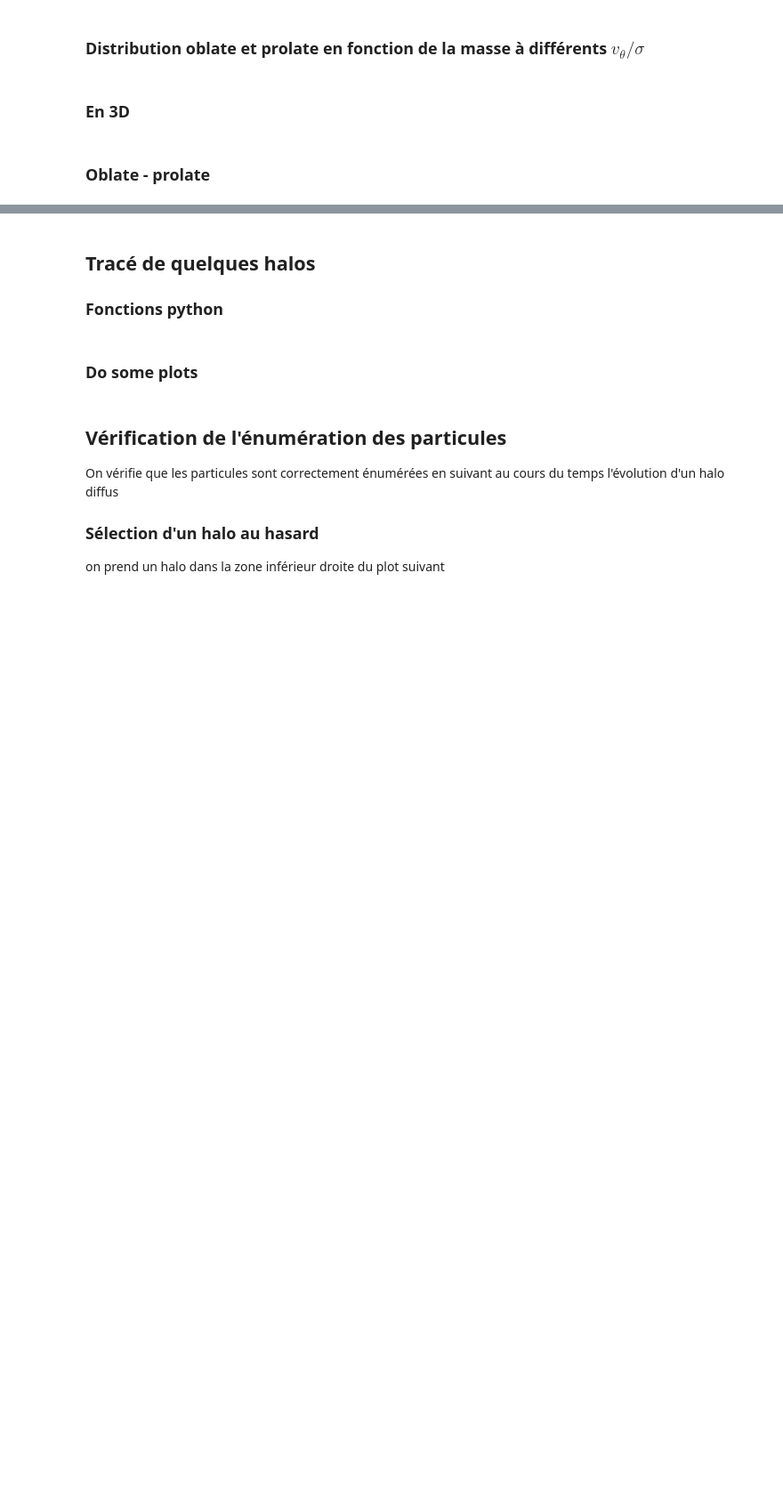
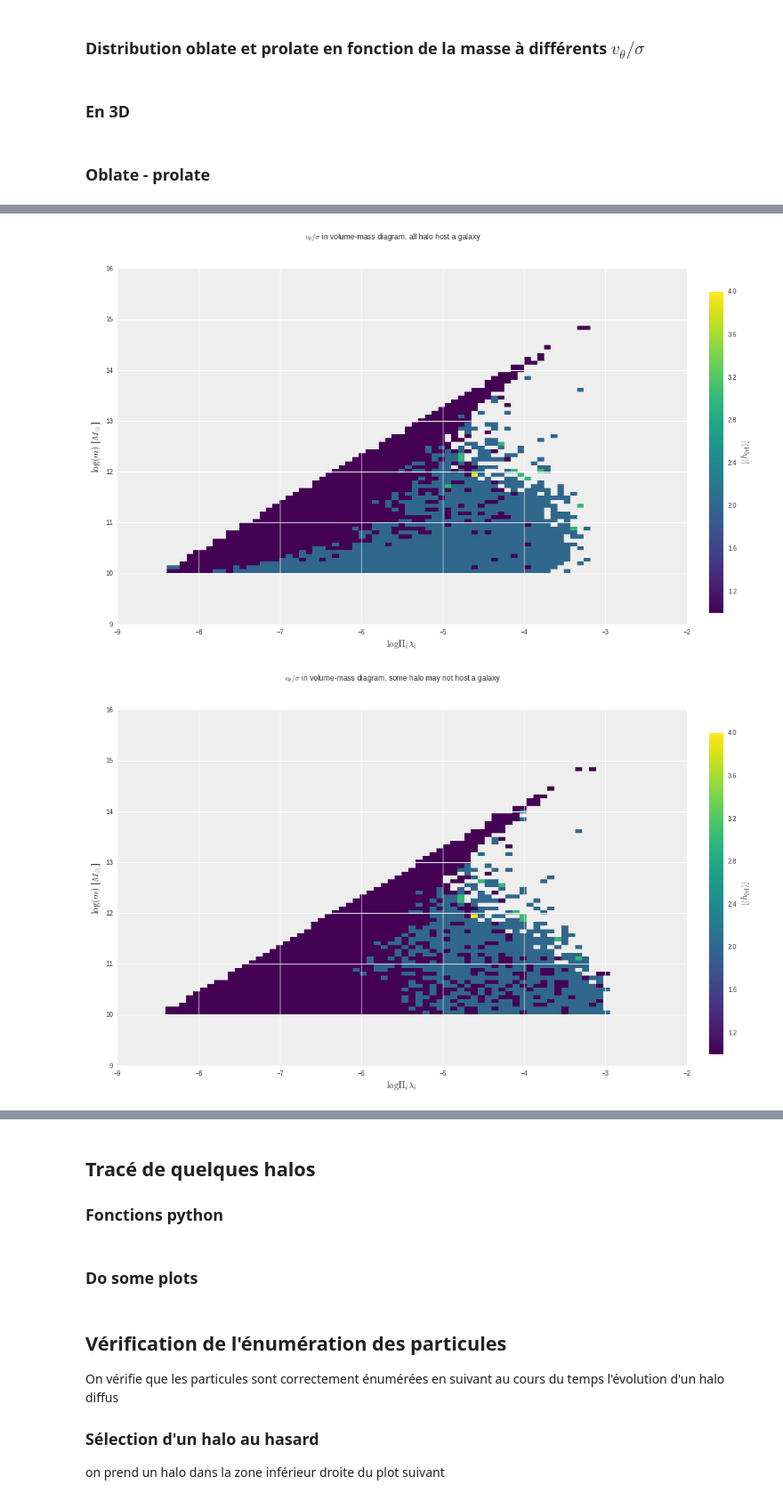
Before and after one commit to cphyc/cosmo_z17to0, a Jupyter notebook: Analyse inertia.ipynb, the cells around one changed output, grey strips where cells are left out. Shown at 89% size. Drawn from its saved outputs; the diff is of its cells as text; code cells hidden in the pictures; blank space fills up the shorter version.

```diff
--- a/Analyse inertia.ipynb
+++ b/Analyse inertia.ipynb
@@ -832,6 +806 @@ dset['mass'].sum() * hp.ro.info['unit_mass'].express(C.Msun) / inertia_data.loc[
-# %%
-fig = plt.figure()
-ax = fig.add_subplot(111, projection='3d')
-ax.scatter3D(dset.points[:, 0], dset.points[:, 1], dset.points[:, 2])
-dset['mass']
 # %% [markdown]
@@ -934,5 +951,5 @@ for use_unit in [False, True]:
 # %%
-for use_unit in [False, True]:
+for use_unit, host_gal in itertools.product([False, True], [True, False]):
     fig, ax = plt.subplots(nrows=1, ncols=1, sharex=True, sharey=True)
     if use_unit:
         conv_factor = RamsesOutput.info['unit_length'].express(C.kpc)**3
@@ -941,32 +958,43 @@ for use_unit in [False, True]:
 
     n = Normalize()
     bins = 128
 
-    tmp = inertia_data
+    if host_gal:
+        tmp = inertia_data[inertia_data.host_gal == True]
+    else:
+        tmp = inertia_data
 
     bin_sum, _, _           = np.histogram2d(np.log10(tmp.eval('l0*l1*l2')*conv_factor), tmp['log(mass)'], weights=tmp['hlevel'], bins=nbins, normed=False)
     bin_count, xedge, yedge = np.histogram2d(np.log10(tmp.eval('l0*l1*l2')*conv_factor), tmp['log(mass)'], bins=nbins)
 
     extent = (xedge[0], xedge[-1], yedge[0], yedge[-1])
 
     img = ax.imshow(np.floor(bin_sum/bin_count).T, cmap='viridis', origin='lower', interpolation='none',
                     extent=extent,
                     aspect='auto', norm=n)
 
     #_,_,_, img = ax.hist2d(np.log10(tmp.eval('l0*l1*l2')), tmp['log(mass)'], cmap='viridis', bins=nbins, cmin=1, norm=n)
     ax.legend([], ['$h_\mathrm{lvl} = %s$' % lvl])
 
     ax.set_xlabel('$\log\Pi_i\lambda_i$ %s' % ('[$\mathrm{kpc}^3$]' if use_unit else ''))
     ax.set_ylabel('$\log(m)$ [$M_\odot$]')
 
     # CS = ax.contourf(xedge[:-1], yedge[:-1], (bin_sum/bin_count).T)
     # ax.clabel(CS, fmt='%1.0f')
 
     ax.set_xlim(-9+np.log10(conv_factor), -2+np.log10(conv_factor))
     ax.set_ylim(9, 16)
     plt.subplots_adjust(hspace=0.01, wspace=0.01, right=0.90)
     cbar_ax = fig.add_axes([0.93, 0.15, 0.02, 0.7])
     cb = plt.colorbar(img, cax=cbar_ax)
     cb.set_label(r'$\left\lfloor \left\langle h_\mathrm{lvl} \right\rangle \right\rfloor$')
 
-    plt.savefig('/home/cadiou/plots/volume__mass__hlvl__4colors_hist2d%s.png' % ('_kpc3' if use_unit else ''))
+    if host_gal:
+        plt.suptitle(r'$v_\theta/\sigma$ in volume-mass diagram, all halo host a galaxy')
+    else:
+        plt.suptitle(r'$v_\theta/\sigma$ in volume-mass diagram, some halo may not host a galaxy')
+
+    plt.savefig('/home/cadiou/plots/volume__mass__hlvl__4colors_hist2d%s%s.png' % ('_kpc3' if use_unit else '', '__host_gal' if host_gal else ''))
+# %% [output]
+[figure, added]
+[figure, added]
```
Also changed, not shown: parts of 47 cells of this notebook.
